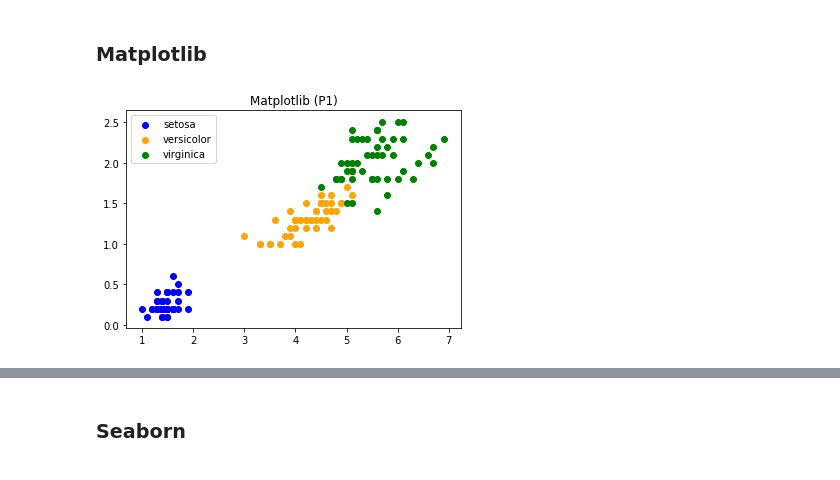
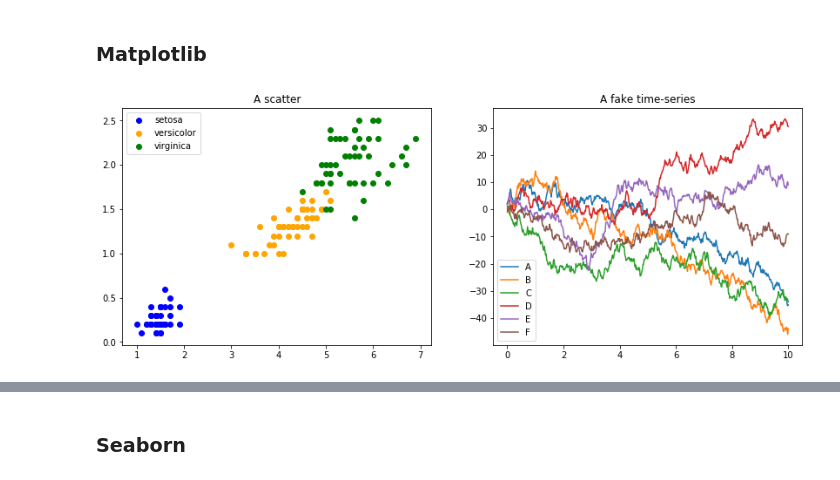
Before and after one commit to cwerner/kit_micmor_summerschool_2019, a Jupyter notebook: nbs/plotting_overview.ipynb, the cells around one changed output, grey strips where cells are left out. Saved outputs shown, nothing was run; the diff lists cells and outputs as text; code cells hidden in the pictures.

Commit message:
New introduction notebooks and some preliminary plotting notebooks

```diff
--- a/nbs/plotting_overview.ipynb
+++ b/nbs/plotting_overview.ipynb
@@ -32,17 +35,35 @@ df.head()
 | 2 | 4.7 | 3.2 | 1.3 | 0.2 | setosa |
 | 3 | 4.6 | 3.1 | 1.5 | 0.2 | setosa |
 | 4 | 5.0 | 3.6 | 1.4 | 0.2 | setosa |
+# %%
+# Create some fake timerseries data
+rng = np.random.RandomState(0)
+x = np.linspace(0, 10, 500)
+y = np.cumsum(rng.randn(500, 6), 0)
+
+df_ts = pd.DataFrame(y, columns=list('ABCDEF'))
+# also add the time/ x values
+df_ts.index = x
 # %% [markdown]
 ### Matplotlib
 # %%
 import matplotlib.pyplot as plt
 
-# plot 1 - simple scatter
 colors = {'setosa': 'blue', 'virginica':'green', 'versicolor':'orange'}
-fig,ax = plt.subplots()
+
+# define a plot with two subplots
+fig,ax = plt.subplots(1, 2, figsize=(14,5))
+
+# plot 1 - simple scatter plot
 for g, gdf in df.groupby('species'):
-    ax.scatter(gdf.petal_length, gdf.petal_width, color=colors[g], label=g);
-plt.title('Matplotlib (P1)')
-plt.legend();
+    ax[0].scatter(gdf.petal_length, gdf.petal_width, color=colors[g], label=g);
+    ax[0].legend()
+    ax[0].set_title('A scatter')
+
+# plot 2 - a simple timeseries
+ax[1].plot(df_ts.index.values, df_ts)
+# create legend, give label for each column of df
+ax[1].legend(df_ts.columns.values) #, ncol=2, loc='upper left');
+ax[1].set_title('A fake time-series');
 # %% [output]
-[figure, old version]
+[figure, new version]
```
Also changed, not shown: parts of 60 cells of this notebook.
